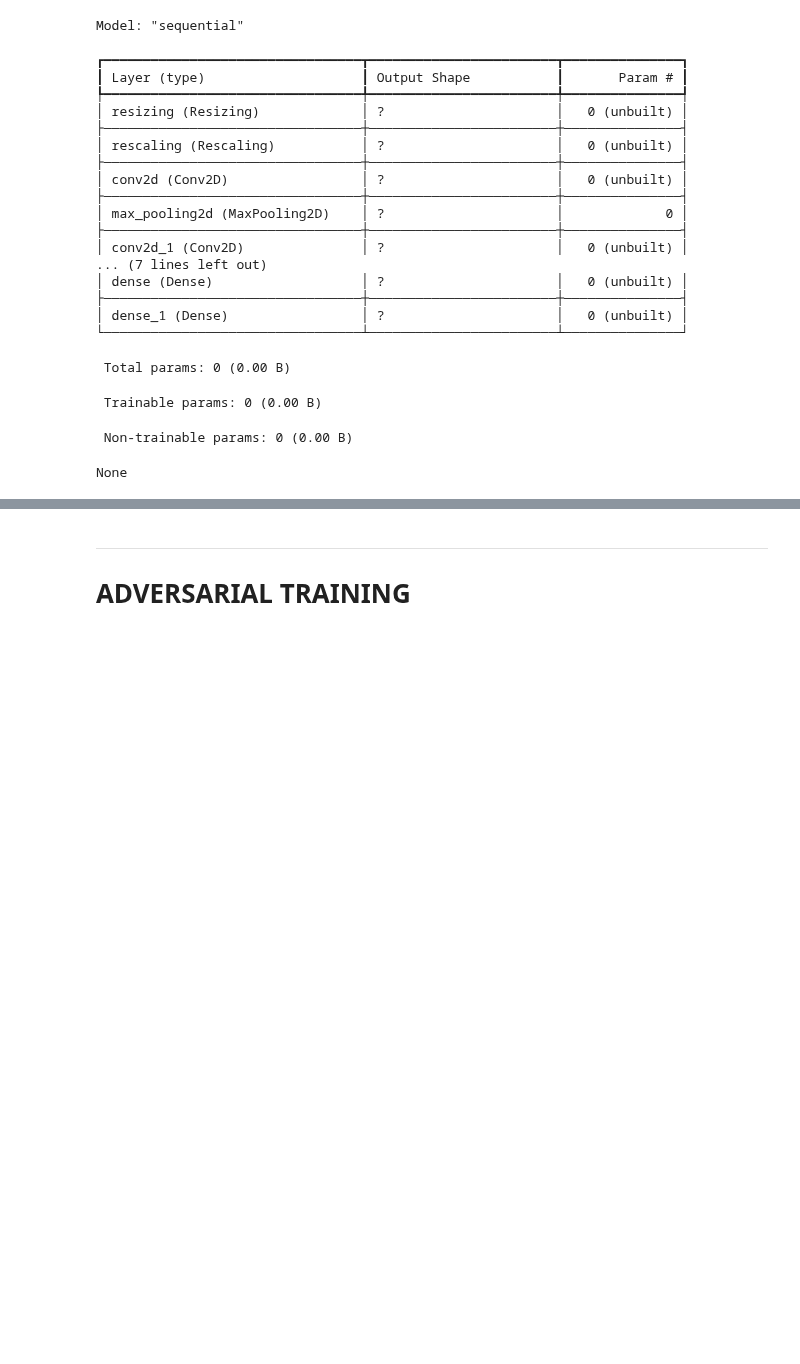
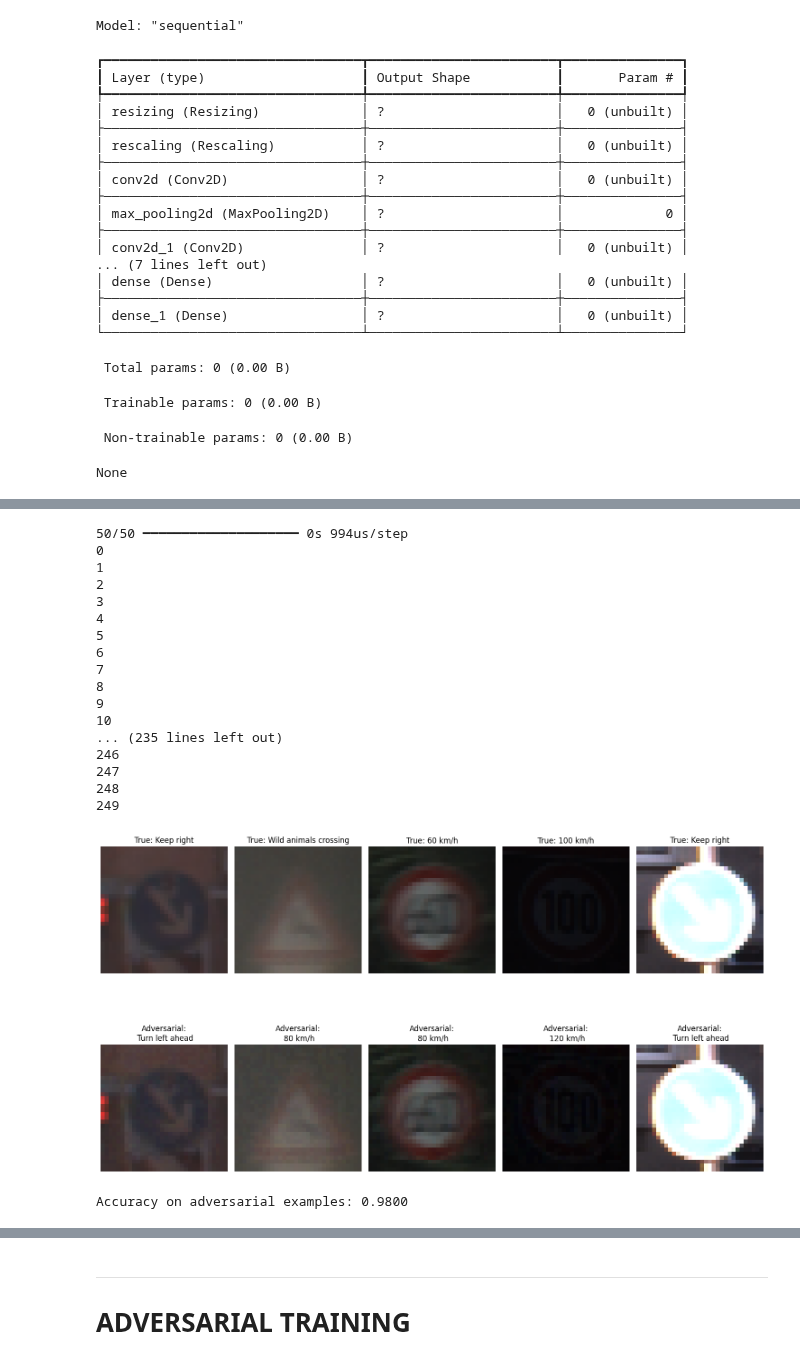
Before and after one commit to ro-jo-mo/Dissertation-Verifying-NN, a Jupyter notebook: CV.ipynb, the cells around one changed output, grey strips where cells are left out. Drawn from its saved outputs; the diff is of its cells as text; code cells hidden in the pictures; blank space fills up the shorter version.

Commit message:
Adversarial Training

```diff
--- a/CV.ipynb
+++ b/CV.ipynb
@@ -292,8 +358,11 @@ F1-score (macro): 0.9975
 ######################################
 ### Define the PGD attack function ###
 ######################################
+epsilon = 0.3
+alpha = 0.1
+num_iter = 10
 
-def pgd_attack(model, x, y, epsilon, alpha, num_iter):
+def pgd_attack(model, x, y,epsilon,alpha,num_iter):
     """Perform PGD attack on a batch of images.
 
     Args:
@@ -327,48 +396,85 @@ def pgd_attack(model, x, y, epsilon, alpha, num_iter):
         # Project the adversarial example to ensure it's within epsilon-ball of the original image
         x_adv = tf.clip_by_value(x_adv, x - epsilon, x + epsilon)
 
-        # Ensure the adversarial examples are within the valid input range [0, 1]
-        x_adv = tf.clip_by_value(x_adv, 0.0, 1.0)
+        # Ensure the adversarial examples are within the valid input range [0, 255]
+        x_adv = tf.clip_by_value(x_adv, 0, 255)
 
     return x_adv
 # %%
 ############################################################################
 ### Define the function to visualize the original and adversarial images ###
 ############################################################################
 
-def original_vs_adversarial_images(x_og, y_og, x_adv, y_pred):
-    plt.figure(figsize=(17, 4))
+def original_vs_adversarial_images(model):
 
-    # Counter for how many images to display
+    x_og = []
+    y_og = []
+    for img,label in dataset.take(200):
+        x_og.extend(img)
+        y_og.extend(label)
+
+    x_og = np.array(x_og)
+    y_og = np.array(y_og)
+    x_adv = pgd_attack(model,x_og,y_og,epsilon,alpha,num_iter)
+    y_pred = np.argmax(model.predict(x_adv),axis=1)
+
+    plt.figure(figsize=(15, 10))
     display_count = 0
-
     for i in range(len(x_og)):
         # Check if the class changes after the attack
+        print(i)
         if y_og[i] != y_pred[i]:
-            # Original images (reshape from (28, 28, 1) to (28, 28))
-            original_image = x_og[i].reshape(28, 28)
+            original_image = x_og[i].reshape(_N, _N,3).astype(np.uint8)
 
-            # Adversarial images (reshape from (28, 28, 1) to (28, 28))
-            adversarial_image = x_adv[i].numpy().reshape(28, 28)
+            adversarial_image = x_adv[i].numpy().reshape(_N, _N,3).astype(np.uint8)
 
             # Plot original images
-            plt.subplot(2, 10, display_count + 1)
-            plt.imshow(original_image, cmap='gray')
+            plt.subplot(2, 5, display_count + 1)
+            plt.imshow(original_image)
             plt.axis('off')
-            plt.title(f'Orig: {y_og[i]}')
+            plt.title(f'True: {LABELS[y_og[i]]}')
 
             # Plot adversarial images
-            plt.subplot(2, 10, display_count + 11)
-            plt.imshow(adversarial_image, cmap='gray')
+            plt.subplot(2, 5, display_count + 6)
+            plt.imshow(adversarial_image)
             plt.axis('off')
-            plt.title(f'Adv: {y_pred[i]}')
+            plt.title(f'Adversarial:\n {LABELS[y_pred[i]]}')
 
             # Increment the display counter
             display_count += 1
 
             # Stop after displaying 10 images
-            if display_count == 10:
+            if display_count == 5:
                 break
 
     plt.tight_layout()
     plt.show()
+    accuracy_adv = np.mean(y_pred == y_og)
+
+    print(f'Accuracy on adversarial examples: {accuracy_adv:.4f}')
+
+epsilon = 5
+alpha = 2
+num_iter = 10
+
+original_vs_adversarial_images(model)
+# %% [output]
+50/50 ━━━━━━━━━━━━━━━━━━━━ 0s 994us/step
+0
+1
+2
+3
+4
+5
+6
+7
+8
+9
+10
+... (235 lines left out)
+246
+247
+248
+249
+[figure, added]
+Accuracy on adversarial examples: 0.9800
```
Also changed, not shown: parts of 9 cells of this notebook, 2 other files.
